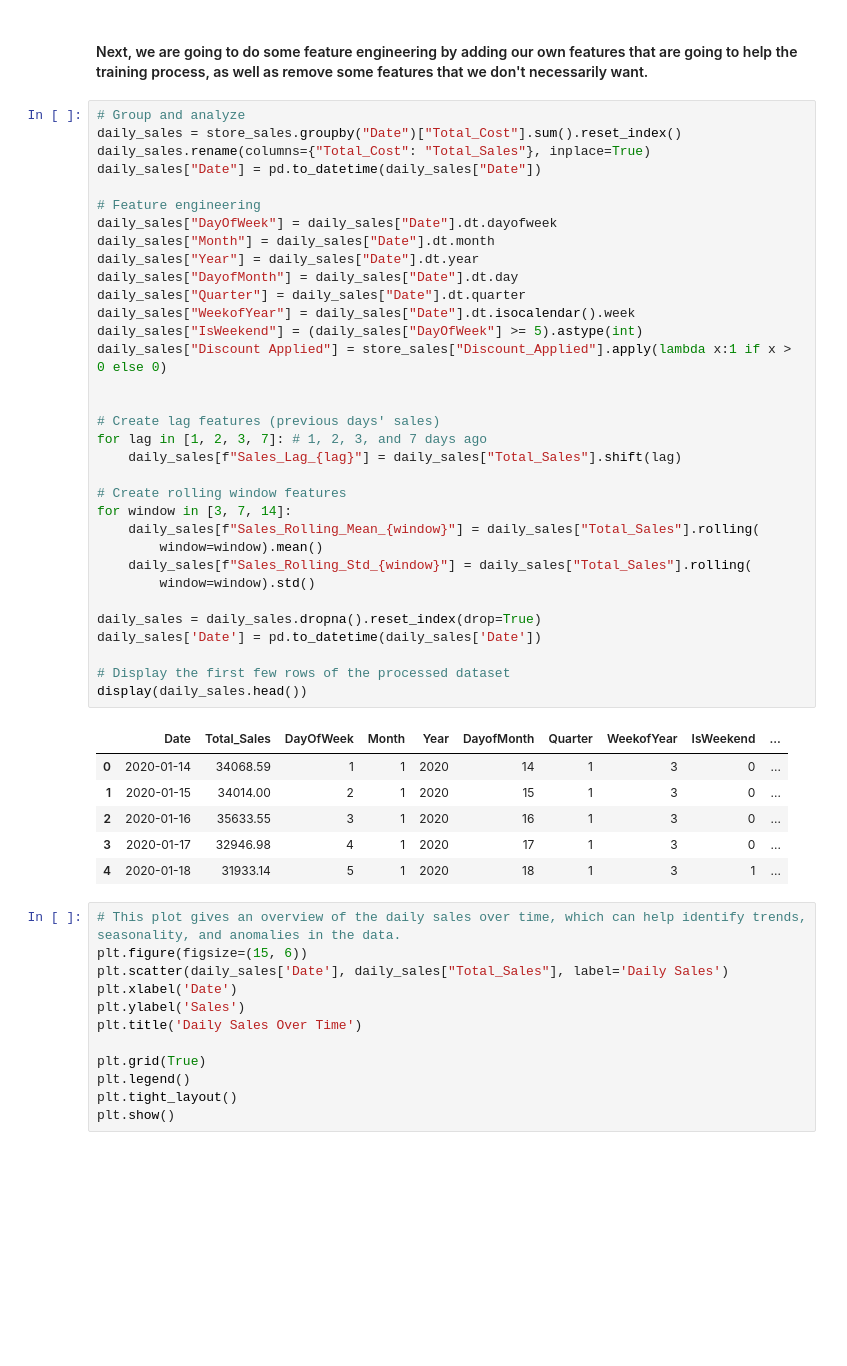
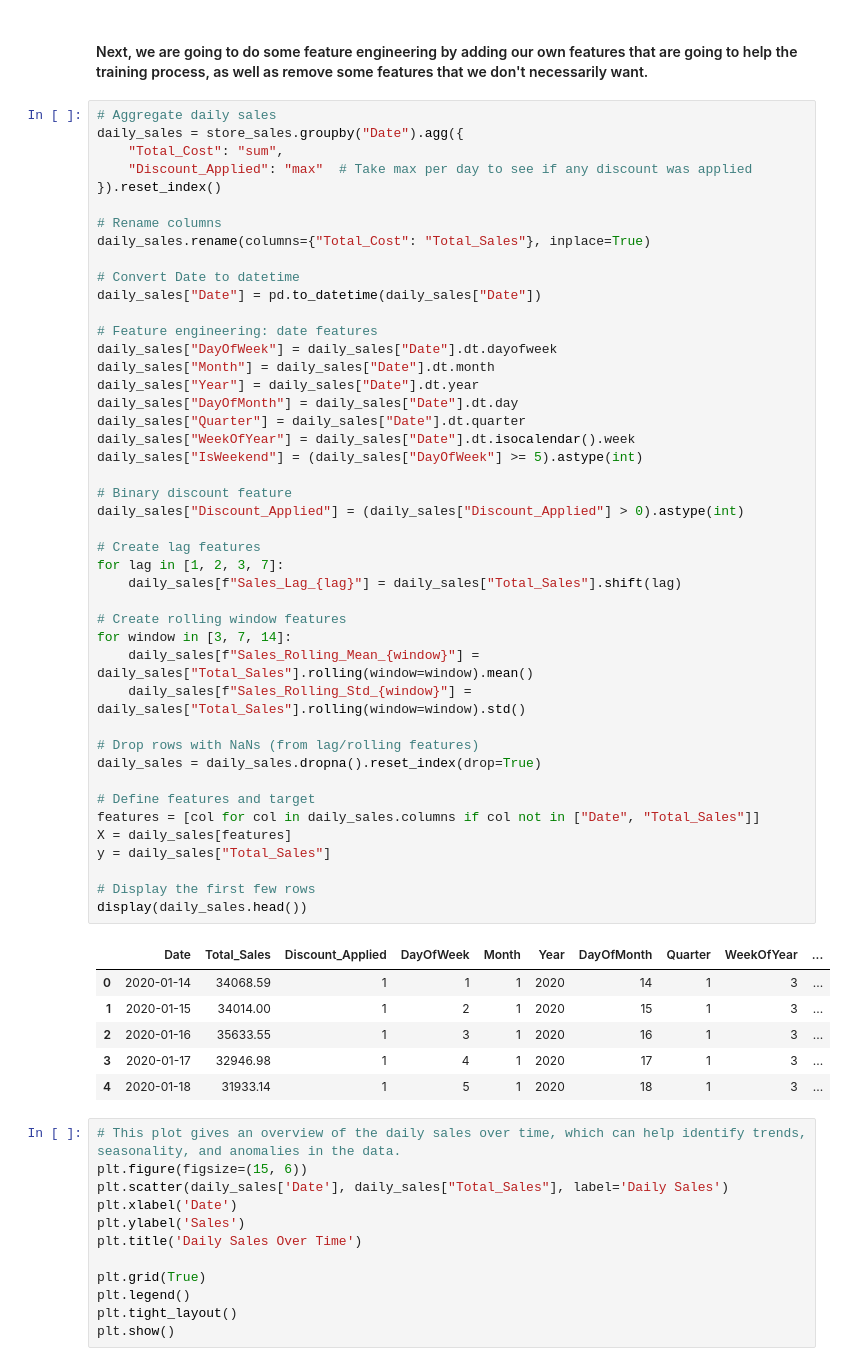
Before and after one commit to EvanSluterbeck/Projects, a Jupyter notebook: Retail-TSF/main.ipynb, the cells around one changed output. Cells and saved outputs as stored; diff of their text form; blank space fills up the shorter version.

```diff
--- a/Retail-TSF/main.ipynb
+++ b/Retail-TSF/main.ipynb
@@ -57,45 +57,56 @@ None
 # %% [markdown]
 #### Next, we are going to do some feature engineering by adding our own features that are going to help the training process, as well as remove some features that we don't necessarily want.
 # %%
-# Group and analyze
-daily_sales = store_sales.groupby("Date")["Total_Cost"].sum().reset_index()
+# Aggregate daily sales
+daily_sales = store_sales.groupby("Date").agg({
+    "Total_Cost": "sum",
+    "Discount_Applied": "max"  # Take max per day to see if any discount was applied
+}).reset_index()
+
+# Rename columns
 daily_sales.rename(columns={"Total_Cost": "Total_Sales"}, inplace=True)
+
+# Convert Date to datetime
 daily_sales["Date"] = pd.to_datetime(daily_sales["Date"])
 
-# Feature engineering
+# Feature engineering: date features
 daily_sales["DayOfWeek"] = daily_sales["Date"].dt.dayofweek
 daily_sales["Month"] = daily_sales["Date"].dt.month
 daily_sales["Year"] = daily_sales["Date"].dt.year
-daily_sales["DayofMonth"] = daily_sales["Date"].dt.day
+daily_sales["DayOfMonth"] = daily_sales["Date"].dt.day
 daily_sales["Quarter"] = daily_sales["Date"].dt.quarter
-daily_sales["WeekofYear"] = daily_sales["Date"].dt.isocalendar().week
+daily_sales["WeekOfYear"] = daily_sales["Date"].dt.isocalendar().week
 daily_sales["IsWeekend"] = (daily_sales["DayOfWeek"] >= 5).astype(int)
-daily_sales["Discount Applied"] = store_sales["Discount_Applied"].apply(lambda x:1 if x > 0 else 0)
 
+# Binary discount feature
+daily_sales["Discount_Applied"] = (daily_sales["Discount_Applied"] > 0).astype(int)
 
-# Create lag features (previous days' sales)
-for lag in [1, 2, 3, 7]: # 1, 2, 3, and 7 days ago
+# Create lag features
+for lag in [1, 2, 3, 7]:
     daily_sales[f"Sales_Lag_{lag}"] = daily_sales["Total_Sales"].shift(lag)
 
 # Create rolling window features
 for window in [3, 7, 14]:
-    daily_sales[f"Sales_Rolling_Mean_{window}"] = daily_sales["Total_Sales"].rolling(
-        window=window).mean()
-    daily_sales[f"Sales_Rolling_Std_{window}"] = daily_sales["Total_Sales"].rolling(
-        window=window).std()
+    daily_sales[f"Sales_Rolling_Mean_{window}"] = daily_sales["Total_Sales"].rolling(window=window).mean()
+    daily_sales[f"Sales_Rolling_Std_{window}"] = daily_sales["Total_Sales"].rolling(window=window).std()
 
+# Drop rows with NaNs (from lag/rolling features)
 daily_sales = daily_sales.dropna().reset_index(drop=True)
-daily_sales['Date'] = pd.to_datetime(daily_sales['Date'])
 
-# Display the first few rows of the processed dataset
+# Define features and target
+features = [col for col in daily_sales.columns if col not in ["Date", "Total_Sales"]]
+X = daily_sales[features]
+y = daily_sales["Total_Sales"]
+
+# Display the first few rows
 display(daily_sales.head())
 # %% [output]
-|  | Date | Total_Sales | DayOfWeek | Month | Year | DayofMonth | Quarter | WeekofYear | IsWeekend | ... |
-| 0 | 2020-01-14 | 34068.59 | 1 | 1 | 2020 | 14 | 1 | 3 | 0 | ... |
-| 1 | 2020-01-15 | 34014.00 | 2 | 1 | 2020 | 15 | 1 | 3 | 0 | ... |
-| 2 | 2020-01-16 | 35633.55 | 3 | 1 | 2020 | 16 | 1 | 3 | 0 | ... |
-| 3 | 2020-01-17 | 32946.98 | 4 | 1 | 2020 | 17 | 1 | 3 | 0 | ... |
-| 4 | 2020-01-18 | 31933.14 | 5 | 1 | 2020 | 18 | 1 | 3 | 1 | ... |
+|  | Date | Total_Sales | Discount_Applied | DayOfWeek | Month | Year | DayOfMonth | Quarter | WeekOfYear | ... |
+| 0 | 2020-01-14 | 34068.59 | 1 | 1 | 1 | 2020 | 14 | 1 | 3 | ... |
+| 1 | 2020-01-15 | 34014.00 | 1 | 2 | 1 | 2020 | 15 | 1 | 3 | ... |
+| 2 | 2020-01-16 | 35633.55 | 1 | 3 | 1 | 2020 | 16 | 1 | 3 | ... |
+| 3 | 2020-01-17 | 32946.98 | 1 | 4 | 1 | 2020 | 17 | 1 | 3 | ... |
+| 4 | 2020-01-18 | 31933.14 | 1 | 5 | 1 | 2020 | 18 | 1 | 3 | ... |
 # %%
 # This plot gives an overview of the daily sales over time, which can help identify trends, seasonality, and anomalies in the data.
 plt.figure(figsize=(15, 6))
```
Also changed, not shown: parts of 5 cells of this notebook, 1 other file.
